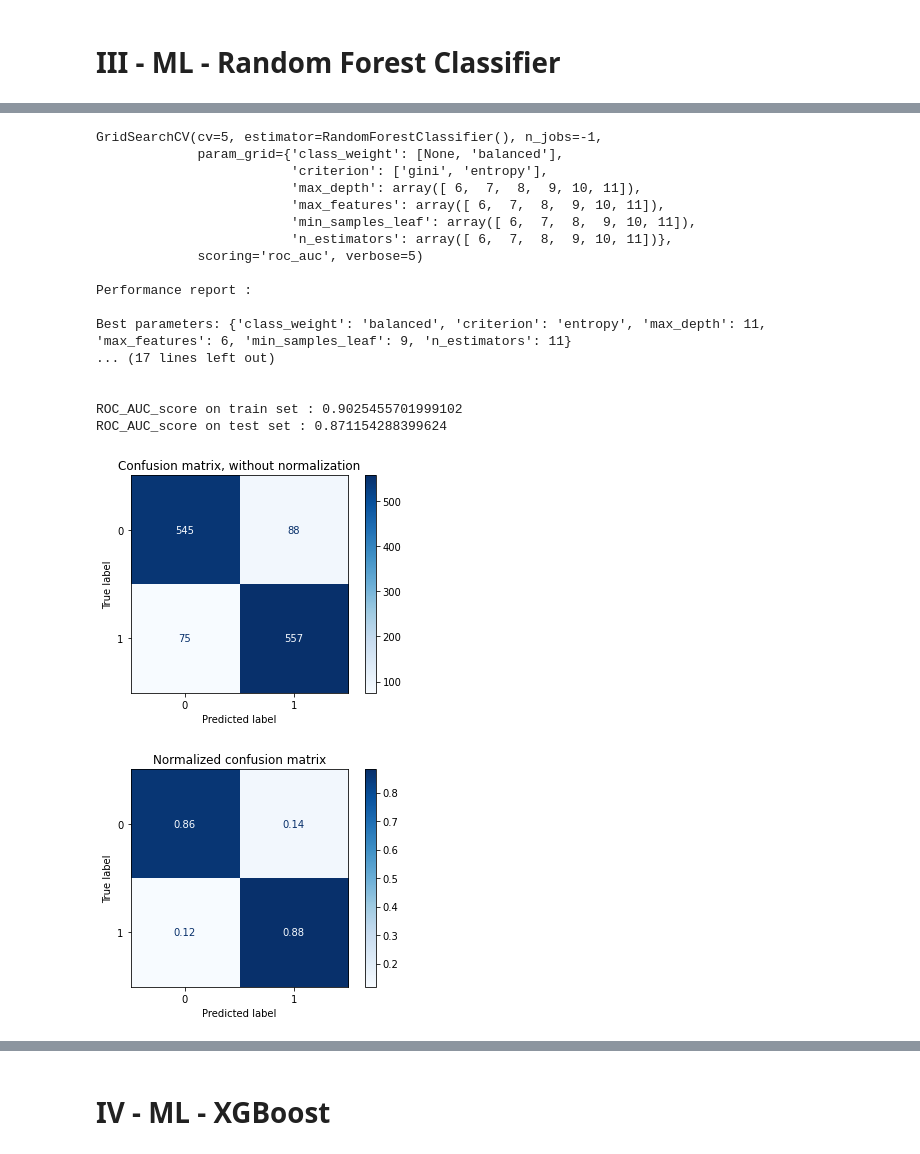
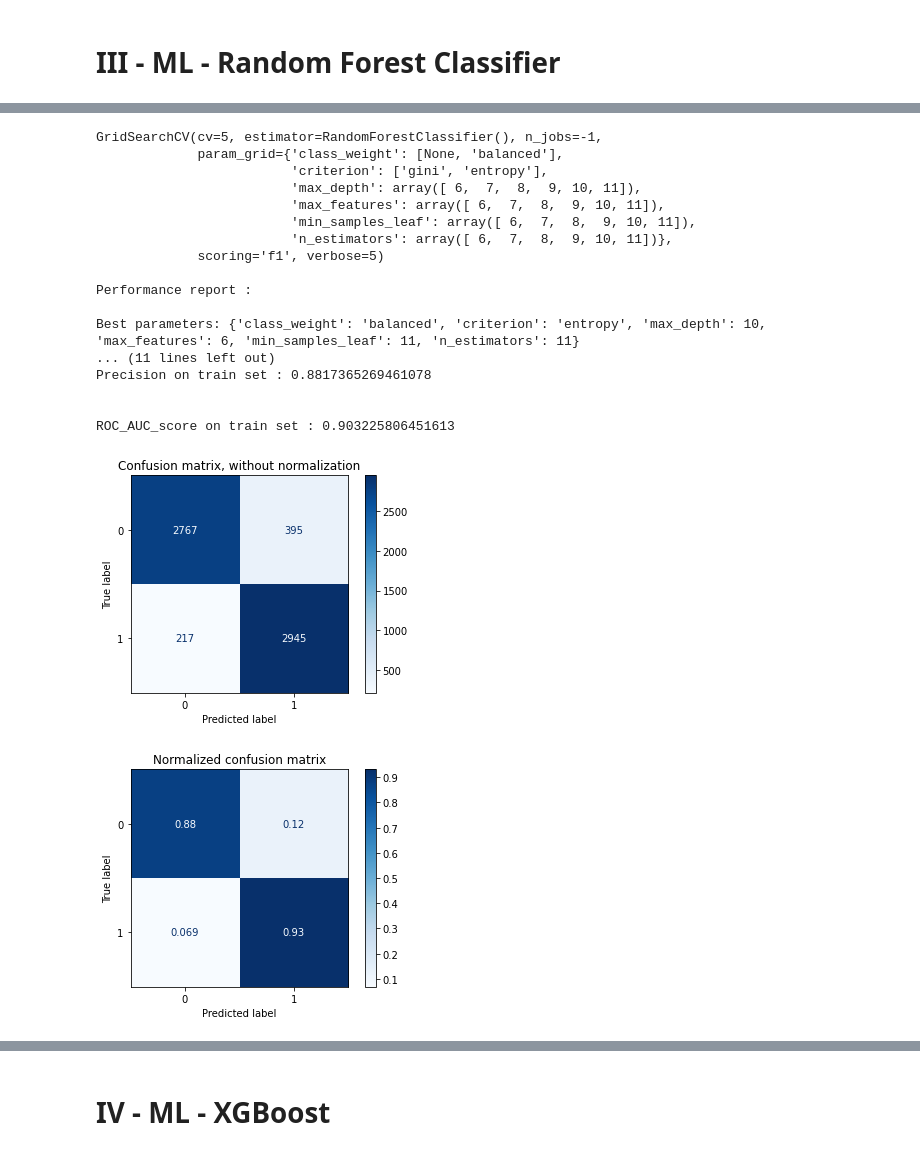
Before and after one commit to Aura-healthcare/ecg_qc, a Jupyter notebook: ecg_qc-methodology/4_machine_learning/ml_pipeline.ipynb, the cells around one changed output, grey strips where cells are left out. Cells and saved outputs as stored; diff of their text form; code cells hidden in the pictures.

```diff
--- a/ecg_qc-methodology/4_machine_learning/ml_pipeline.ipynb
+++ b/ecg_qc-methodology/4_machine_learning/ml_pipeline.ipynb
@@ -39,51 +39,43 @@ df_ml_conso_balanced.head()
 | 3 | 0.85 | 0.59 | 2.97 | 10.79 | 0.51 | 0.94 | 0 |
 | 4 | 0.92 | 0.64 | 3.93 | 17.05 | 0.53 | 0.92 | 0 |
 # %%
-def make_performance_report(model, X_train, X_test, y_train, y_test):
+def make_performance_report(model, X_train, y_train):
 
     print('\nPerformance report :\n')
     # Feedback of the best model
     print('Best parameters:',model.best_params_)
     print('Score of best estimator on train:',model.best_estimator_.score(X_train, y_train))
-    print('Score of best estimator on test:',model.best_estimator_.score(X_test, y_test))
 
     # Creation of the predictions of y_train & y_test
 
     y_train_pred = model.predict(X_train)
-    y_test_pred = model.predict(X_test)
-
 
     # Output the accuracy and f1 score for the model
     print()
     print("Accuracy on train set :", accuracy_score(y_train, y_train_pred))
-    print("Accuracy on test set :", accuracy_score(y_test, y_test_pred))
     print()
 
     print()
     print("f1-score on traina set :", f1_score(y_train, y_train_pred))
-    print("f1-score on test set :", f1_score(y_test, y_test_pred))
     print()
 
     print()
     print("Recall on train set :", recall_score(y_train, y_train_pred))
-    print("Recall on test set :", recall_score(y_test, y_test_pred))
     print()
 
     print()
     print("Precision on train set :", precision_score(y_train, y_train_pred))
-    print("Precision on test set :", precision_score(y_test, y_test_pred))
     print()
 
     print()
     print("ROC_AUC_score on train set :", roc_auc_score(y_train, y_train_pred))
-    print("ROC_AUC_score on test set :", roc_auc_score(y_test, y_test_pred))
     print()
 
     # Plot non-normalized confusion matrix
     titles_options = [("Confusion matrix, without normalization", None),
                     ("Normalized confusion matrix", 'true')]
     for title, normalize in titles_options:
-        disp = plot_confusion_matrix(model, X_test, y_test,
+        disp = plot_confusion_matrix(model, X_train, y_train,
                                     display_labels=[0,1],
                                     cmap=plt.cm.Blues,
                                     normalize=normalize)
@@ -118,20 +110,13 @@ numeric_features = [X.columns.get_loc(i) for i in numeric_features_str]
 
 print('numeric columns:',numeric_features)
 
-# Division of dataset Train set & Test set
-
-X_train, X_test, y_train, y_test = train_test_split(X, y, test_size=0.2, random_state=42, stratify=y)
 
 # Convertion of pandas DataFrames to numpy arrays before using scikit-learn
 
-X_train = X_train.values
-X_test = X_test.values
-y_train = y_train.values
-y_test = y_test.values
+X_train = X.values
+y_train = y.values
 
 print('Proportion of class 1 in y_train: ', np.mean(y_train))
-
-print('Proportion of class 1 in y_test: ', np.mean(y_test))
 
 # Declaration of the categorical and numeric transfomers
 
@@ -156,9 +141,6 @@ feature_encoder.fit(X_train)
 print('Shape before feature encoder:', X_train.shape)
 X_train = feature_encoder.transform(X_train)
 print('Shape after feature encoder:', X_train.shape)
-
-# Transformation of X_test
-X_test = feature_encoder.transform(X_test)
 # %% [output]
 categorical columns: []
 numeric columns: [0, 1, 2, 3, 4, 5]
@@ -184,13 +165,13 @@ params = {'class_weight' : [True, False],
           'solver' : ['newton-cg',],
           'penalty': ['l1', 'l2', 'elasticnet', 'none']
          }
-grid_search_log = GridSearchCV(estimator=algo, param_grid= params, scoring='recall', cv = 5,verbose=5,n_jobs=-1)
+grid_search_log = GridSearchCV(estimator=algo, param_grid= params, scoring='f1', cv = 5,verbose=5,n_jobs=-1)
 
 # Fitting on train datas
 
 grid_search_log.fit(X_train, y_train)
 print(grid_search_log)
-make_performance_report(grid_search_log , X_train, X_test, y_train, y_test)
+make_performance_report(grid_search_log , X_train, y_train)
 # %% [output]
 Fitting 5 folds for each of 8 candidates, totalling 40 fits
 [Parallel(n_jobs=-1)]: Using backend LokyBackend with 16 concurrent workers.
@@ -249,11 +231,11 @@ params = {'class_weight' : [None, 'balanced'],
          'criterion' : ['gini', 'entropy']
          }
 
-RanClassRocAuc =  GridSearchCV(estimator=algo, param_grid= params, scoring='roc_auc', cv = 5,verbose=5,n_jobs=-1)
+RanClassF1 =  GridSearchCV(estimator=algo, param_grid= params, scoring='f1', cv = 5,verbose=5,n_jobs=-1)
 
 # grid_search_RFC_list = [RanClassRecall, RanClassAcc, RanClassPrecision, RanClassF1, RanClassRocAuc]
 
-grid_search_RFC_list = [RanClassRocAuc]
+grid_search_RFC_list = [RanClassF1]
 
 # Fitting on train datas
 
@@ -275,27 +259,27 @@ Fitting 5 folds for each of 5184 candidates, totalling 25920 fits
 # %%
 for grid_search in grid_search_RFC_list:
     print(grid_search)
-    make_performance_report(grid_search , X_train, X_test, y_train, y_test)
+    make_performance_report(grid_search , X_train, y_train)
 # %% [output]
 GridSearchCV(cv=5, estimator=RandomForestClassifier(), n_jobs=-1,
              param_grid={'class_weight': [None, 'balanced'],
                          'criterion': ['gini', 'entropy'],
                          'max_depth': array([ 6,  7,  8,  9, 10, 11]),
                          'max_features': array([ 6,  7,  8,  9, 10, 11]),
                          'min_samples_leaf': array([ 6,  7,  8,  9, 10, 11]),
                          'n_estimators': array([ 6,  7,  8,  9, 10, 11])},
-             scoring='roc_auc', verbose=5)
+             scoring='f1', verbose=5)
 
 Performance report :
 
-Best parameters: {'class_weight': 'balanced', 'criterion': 'entropy', 'max_depth': 11, 'max_features': 6, 'min_samples_leaf': 9, 'n_estimators': 11}
-... (17 lines left out)
+Best parameters: {'class_weight': 'balanced', 'criterion': 'entropy', 'max_depth': 10, 'max_features': 6, 'min_samples_leaf': 11, 'n_estimators': 11}
+... (11 lines left out)
+Precision on train set : 0.8817365269461078
 
 
-ROC_AUC_score on train set : 0.9025455701999102
-ROC_AUC_score on test set : 0.871154288399624
+ROC_AUC_score on train set : 0.903225806451613
-[figure, old version]
+[figure, new version]
-[figure, old version]
+[figure, new version]
 # %%
 # Performance report on validation Dataset
 for grid_search in grid_search_RFC_list:
```
Also changed, not shown: parts of 8 cells of this notebook, 3 other files.
